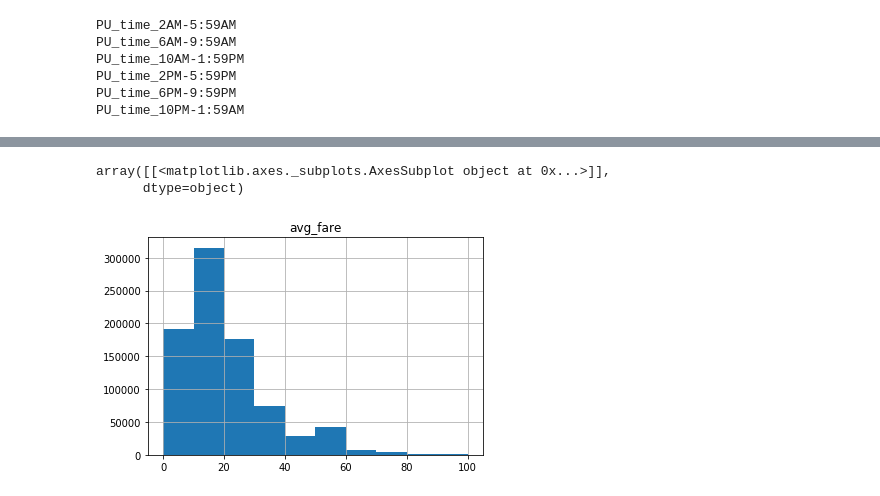
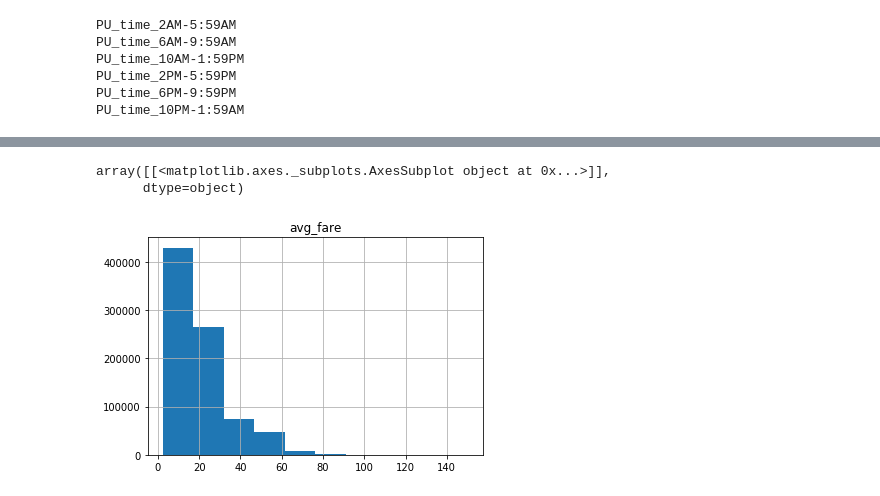
Before and after one commit to nbonaker/TaxiProject, a Jupyter notebook: Fare Prediction/fare_prediction_dataset.ipynb, the cells around one changed output, grey strips where cells are left out. Saved outputs shown, nothing was run; the diff lists cells and outputs as text; code cells hidden in the pictures.

```diff
--- a/Fare Prediction/fare_prediction_dataset.ipynb
+++ b/Fare Prediction/fare_prediction_dataset.ipynb
@@ -79,6 +111,16 @@ def is_weekend_or_holiday(date):
     return True
   else:
     return False
+# %%
+def calculate_haversine_distance(lon1, lat1, lon2, lat2):
+  lon1, lat1, lon2, lat2 = map(np.radians, [lon1, lat1, lon2, lat2])
+  lon_diff = lon2 - lon1
+  lat_diff = lat2 - lat1
+  a = np.sin(lat_diff/2.0)**2 + np.cos(lat1) * np.cos(lat2) * np.sin(lon_diff/2.0)**2
+  c = 2 * np.arcsin(np.sqrt(a))
+  earth_radius_mi = 3956 # radius of Earth in miles
+  mi = earth_radius_mi * c
+  return mi
 # %%
 trip_DF['pickup_date'] = trip_DF['pickup_datetime'].map(lambda timestamp: timestamp.date())
 # %%
@@ -93,4 +135,20 @@ trip_avg_fare_DF['weekend/holiday'] = trip_avg_fare_DF['pickup_date'].map(lambda
 # %%
 ## Enforce that pickup and dropoff IDs are ints
 trip_avg_fare_DF = trip_avg_fare_DF.astype({"pickup_location_ID": int, "dropoff_location_ID": int})
+# %%
+trip_avg_fare_DF = trip_avg_fare_DF.merge(zone_lat_long_lookup, how='left', left_on='pickup_location_ID', right_on='LocationID')
+trip_avg_fare_DF.dropna(inplace=True)
+trip_avg_fare_DF.rename(columns={
+    'X': 'PU_longitude',
+    'Y': 'PU_latitude'
+}, inplace=True)
+del trip_avg_fare_DF['LocationID']
+# %%
+trip_avg_fare_DF = trip_avg_fare_DF.merge(zone_lat_long_lookup, how='left', left_on='dropoff_location_ID', right_on='LocationID')
+trip_avg_fare_DF.dropna(inplace=True)
+trip_avg_fare_DF.rename(columns={
+    'X': 'DO_longitude',
+    'Y': 'DO_latitude'
+}, inplace=True)
+del trip_avg_fare_DF['LocationID']
 # %%
@@ -113,0 +170,9 @@ len(trip_avg_fare_DF.index)
+# %%
+trip_avg_fare_DF['distance'] = trip_avg_fare_DF.apply(
+    lambda row: calculate_haversine_distance(
+        row['PU_longitude'],
+        row['PU_latitude'],
+        row['DO_longitude'],
+        row['DO_latitude']
+    ), axis=1
+)
@@ -114,6 +191,6 @@ len(trip_avg_fare_DF.index)
 # %%
-trip_avg_fare_DF.hist(column="avg_fare", bins=10, range=(0, 100))
+trip_avg_fare_DF.hist(column="avg_fare", bins=10)
 # %% [output]
 array([[<matplotlib.axes._subplots.AxesSubplot object at 0x...>]],
       dtype=object)
-[figure, old version]
+[figure, new version]
```
Also changed, not shown: parts of 18 cells of this notebook, 3 other files.
